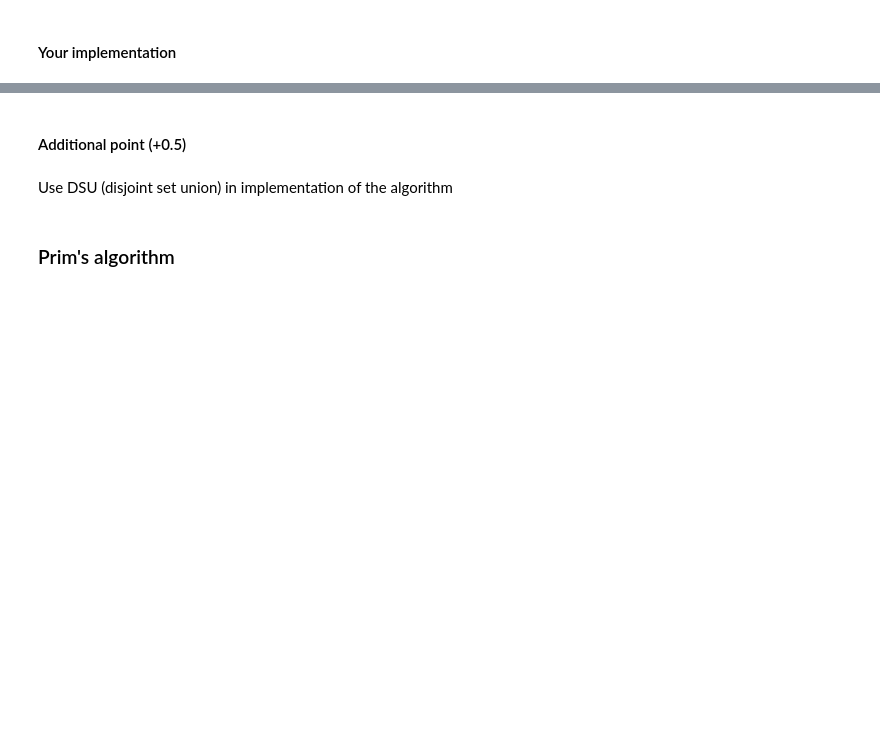
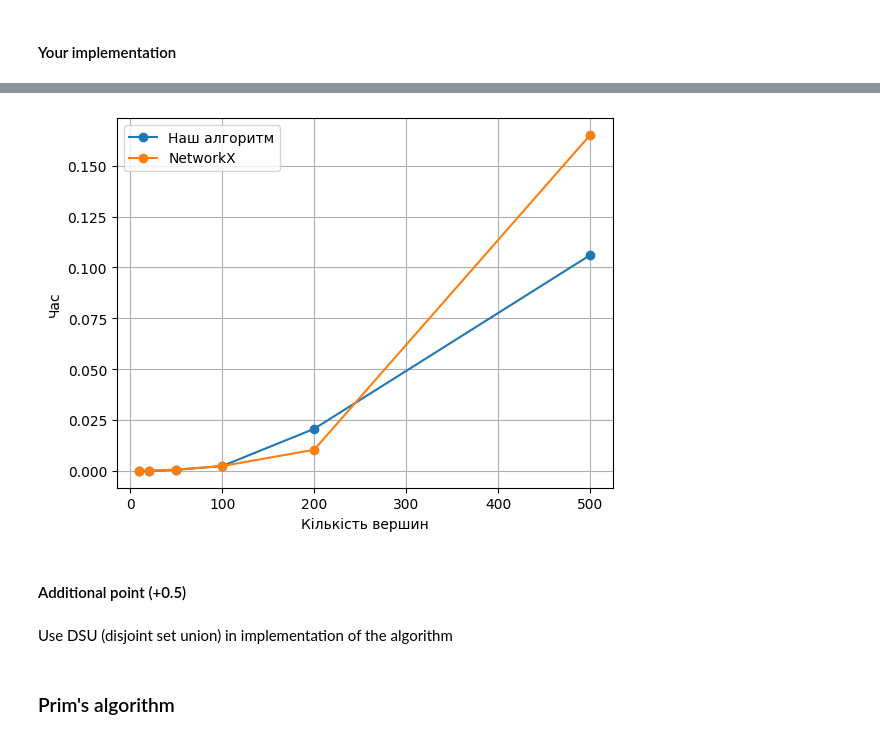
Before and after one commit to yuliiayakymiv/Lab1_Trees, a Jupyter notebook: Lab1_Trees.ipynb, the cells around one changed output, grey strips where cells are left out. Cells and saved outputs as stored; diff of their text form; code cells hidden in the pictures; blank space fills up the shorter version.

```diff
--- a/Lab1_Trees.ipynb
+++ b/Lab1_Trees.ipynb
@@ -108,0 +108,87 @@ mstk.edges(), len(mstk.edges())
+# %%
+
+class DSU:
+    def __init__(self, n):
+        self.p = list(range(n))
+
+    def find(self, x):
+        # корінь
+        while self.p[x] != x:
+            x = self.p[x]
+        return x
+
+    def union(self, a, b):
+        ra = self.find(a)
+        rb = self.find(b)
+        if ra != rb:
+            self.p[rb] = ra
+            return True
+        return False
+
+
+def my_kruskal(G):
+    mst = nx.Graph()
+    mst.add_nodes_from(G.nodes())
+
+    all_edges = []
+    for a, b, d in G.edges(data=True):
+        all_edges.append((a, b, d["weight"]))
+
+    all_edges.sort(key=lambda x: x[2])
+
+    dsu = DSU(len(G.nodes()))
+
+    for a, b, w in all_edges:
+        if dsu.union(a, b):
+            mst.add_edge(a, b, weight=w)
+
+    return mst
+
+
+def timer(f, arg):
+    best = 999
+    for _ in range(5):
+        t1 = time.time()
+        f(arg)
+        t2 = time.time()
+        if t2 - t1 < best:
+            best = t2 - t1
+    return best
+
+
+
+sizes = [10, 20, 50, 100, 200, 500]
+
+my_t = []
+nx_t = []
+
+for n in sizes:
+    print("Граф на", n, "вершин")
+
+    G = gnp_random_connected_graph(n, completeness=0.5)
+
+    my_t.append(timer(my_kruskal, G))
+    nx_t.append(timer(lambda g: nx.minimum_spanning_tree(g, algorithm="kruskal"), G))
+
+print("\nГрафи малих розмірів (10–50 вершин):\nНаш алгоритм працює швидко, майже без відставання від NetworkX.\
+ Різниця між реалізаціями маленька, бо обидва алгоритми обробляють небагато ребер.\n\
+Середні графи:\nНаша реалізація починає працювати повільніше. NetworkX показує низький час, бо \n\
+написаний на C і сильно оптимізований. Алгоритм, який ми реалізували, працює повільніше через простий DSU та інтерпретований Python.\n\
+Великі графи (500 вершин):\nНаш Крускал значно повільніший, оскільки Python-цикли дуже повільні, обробка списку ребер займає багато часу.\n\
+\nЗагальний підсумок:\nУ ході роботи було проведено експеримент для різних розмірів графів, згенерованих випадковим чином. \n\
+Для кожного значення кількості вершин алгоритм Крускала було запущено двома способами: \nу власній реалізації та за допомогою вбудованої функції NetworkX. \
+Час роботи кожного підходу вимірювався 5 разів, після чого обирався найкращий результат. \n\
+Загалом експерименти показали, що наша реалізація алгоритму Крускала працює коректно та демонструє хороший результат на малих графах. \n\
+Проте зі збільшенням розміру графа швидкість помітно погіршується. \nНайкраще власний алгоритм показує себе саме на невеликих графах, де складність задачі невисока. \n\
+Найгірші результати на великих графах, що є очікуваним через використання чистого Python. \nУ підсумку можна зазначити, що NetworkX значно швидший на \
+великих розмірах через оптимізовану реалізацію, \nа наш алгоритм підходить для невеликих задач і невеликих даних.")
+
+
+plt.plot(sizes, my_t, marker='o', label="Наш алгоритм")
+plt.plot(sizes, nx_t, marker='o', label="NetworkX")
+plt.xlabel("Кількість вершин")
+plt.ylabel("Час")
+plt.grid(True)
+plt.legend()
+plt.show()
+# %% [output]
@@ -109,3 +212,4 @@ mstk.edges(), len(mstk.edges())
+[figure, added]
 # %% [markdown]
 #### Additional point (+0.5)
 # %% [markdown]
```
Also changed, not shown: parts of 6 cells of this notebook.
